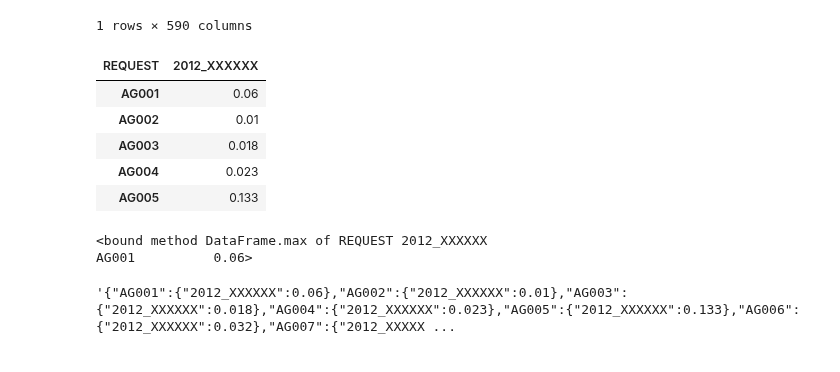
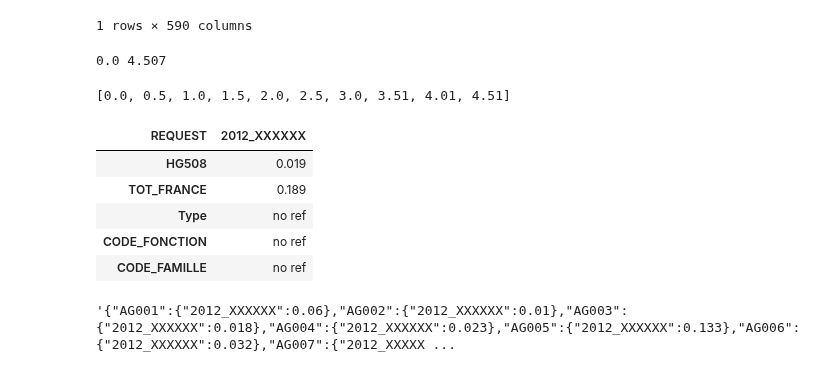
Before and after one commit to JulienParis/hydroviz, a Jupyter notebook: app/static/data/stats_web/test_df_queries.ipynb, the cells around one changed output. Saved outputs shown, nothing was run; the diff lists cells and outputs as text; code cells hidden in the pictures.

```diff
--- a/app/static/data/stats_web/test_df_queries.ipynb
+++ b/app/static/data/stats_web/test_df_queries.ipynb
@@ -218,14 +220,15 @@ slice_AV_ME.head(3)
 | 2012_XXXXXX | 2012 | XXXXXX | 0.06 | 0.01 | 0.018 | 0.023 | 0.133 | 0.032 | 0.027 | 0.42 | ... |
 1 rows × 590 columns
 # %%
-
 slice_AV_ME.drop(["ANNEE", "CD_PARAMETRE"], axis=1, inplace=True)
-
-slice_AV_ME = slice_AV_ME.T
-# %% [output]
-| REQUEST | 2012_XXXXXX |
-| AG001 | 0.06 |
-| AG002 | 0.01 |
-| AG003 | 0.018 |
-| AG004 | 0.023 |
-| AG005 | 0.133 |
+# %%
+max = slice_AV_ME[ [col for col in slice_AV_ME.columns if col not in cols_to_ignore] ].max(axis=1)[req_index]
+min = slice_AV_ME[ [col for col in slice_AV_ME.columns if col not in cols_to_ignore] ].min(axis=1)[req_index]
+print min, max
+# %% [output]
+0.0 4.507
+# %%
+min_max = np.linspace(min,max,10).tolist()
+print np.around(min_max, decimals=2).tolist()
+# %% [output]
+[0.0, 0.5, 1.0, 1.5, 2.0, 2.5, 3.0, 3.51, 4.01, 4.51]
@@ -232,12 +237,16 @@ slice_AV_ME = slice_AV_ME.T
 # %%
 #print slice_AV_ME.columns
 #print slice_AV_ME[ idx[ [ ]]  ].max()
 #print slice_AV_ME["AG001":"HG508"].min()
 
-print slice_AV_ME.loc[ idx[ ["AG001"] ] ].max
+slice_AV_ME.tail()
 # %% [output]
-<bound method DataFrame.max of REQUEST 2012_XXXXXX
-AG001          0.06>
+| REQUEST | 2012_XXXXXX |
+| HG508 | 0.019 |
+| TOT_FRANCE | 0.189 |
+| Type | no ref |
+| CODE_FONCTION | no ref |
+| CODE_FAMILLE | no ref |
 # %%
 slice_AV_ME.to_json(orient="index")
 # %% [output]
```
Also changed, not shown: parts of 5 cells of this notebook, 9 other files.
